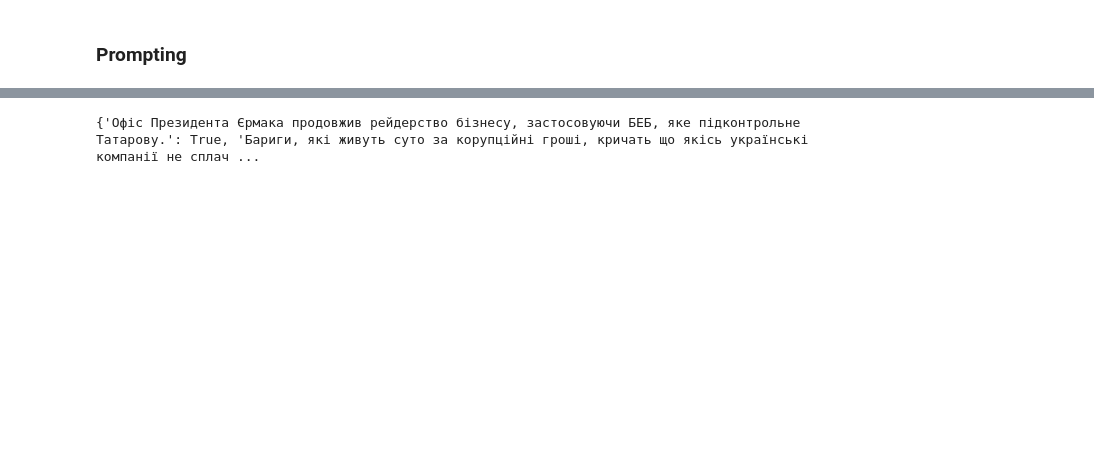
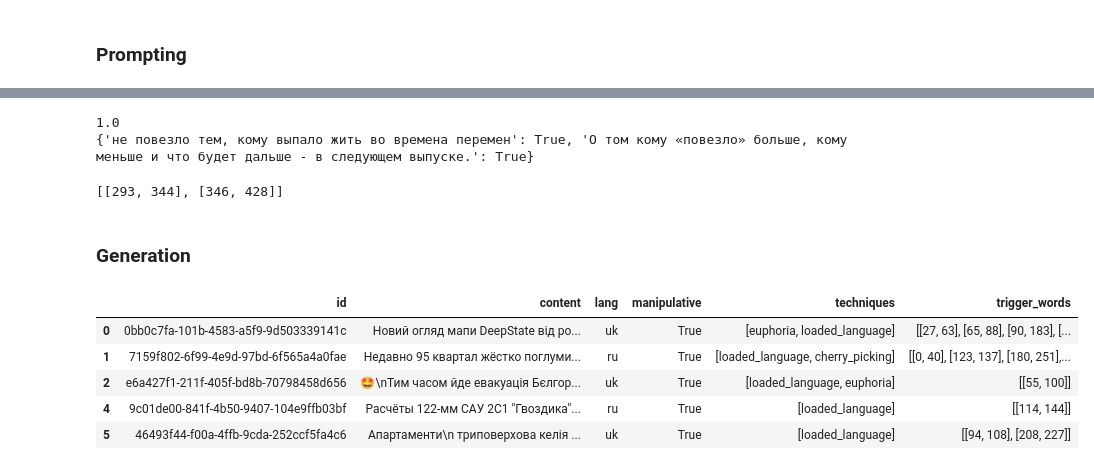
Before and after one commit to akhynkokateryna/manipulative-narrative-detection, a Jupyter notebook: notebooks/data-generation.ipynb, the cells around one changed output, grey strips where cells are left out. Saved outputs shown, nothing was run; the diff lists cells and outputs as text; code cells hidden in the pictures; blank space fills up the shorter version.

```diff
--- a/notebooks/data-generation.ipynb
+++ b/notebooks/data-generation.ipynb
@@ -182,5 +211,23 @@ Wall time: 5.24 s
-# %%
-result = check_spans_in_text(generated_sample, triggers)
-print(result)
-# %% [output]
-{'Офіс Президента Єрмака продовжив рейдерство бізнесу, застосовуючи БЕБ, яке підконтрольне Татарову.': True, 'Бариги, які живуть суто за корупційні гроші, кричать що якісь українські компанії не сплач ...
+# %%
+res_dict, res_rate = check_spans_in_text(generated_sample, triggers)
+
+print(round(res_rate, 2))
+print(res_dict)
+# %% [output]
+1.0
+{'не повезло тем, кому выпало жить во времена перемен': True, 'О том кому «повезло» больше, кому меньше и что будет дальше - в следующем выпуске.': True}
+# %%
+find_spans_in_text(generated_sample, triggers)
+# %% [output]
+[[293, 344], [346, 428]]
+# %% [markdown]
+### Generation
+# %%
+df.head()
+# %% [output]
+|  | id | content | lang | manipulative | techniques | trigger_words |
+| 0 | 0bb0c7fa-101b-4583-a5f9-9d503339141c | Новий огляд мапи DeepState від ро... | uk | True | [euphoria, loaded_language] | [[27, 63], [65, 88], [90, 183], [... |
+| 1 | 7159f802-6f99-4e9d-97bd-6f565a4a0fae | Недавно 95 квартал жёстко поглуми... | ru | True | [loaded_language, cherry_picking] | [[0, 40], [123, 137], [180, 251],... |
+| 2 | e6a427f1-211f-405f-bd8b-70798458d656 | 🤩\nТим часом йде евакуація Бєлгор... | uk | True | [loaded_language, euphoria] | [[55, 100]] |
+| 4 | 9c01de00-841f-4b50-9407-104e9ffb03bf | Расчёты 122-мм САУ 2С1 "Гвоздика"... | ru | True | [loaded_language] | [[114, 144]] |
+| 5 | 46493f44-f00a-4ffb-9cda-252ccf5fa4c6 | Апартаменти\n триповерхова келія ... | uk | True | [loaded_language] | [[94, 108], [208, 227]] |
```
Also changed, not shown: parts of 12 cells of this notebook.
